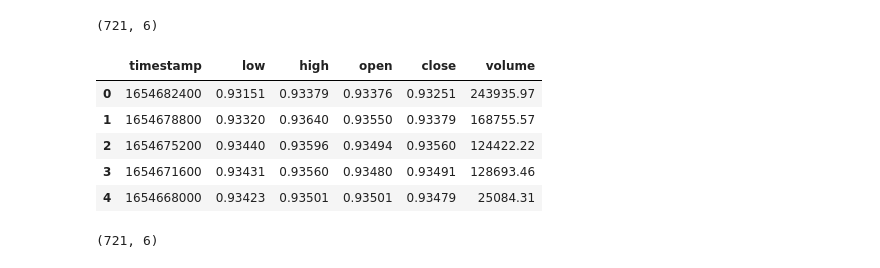
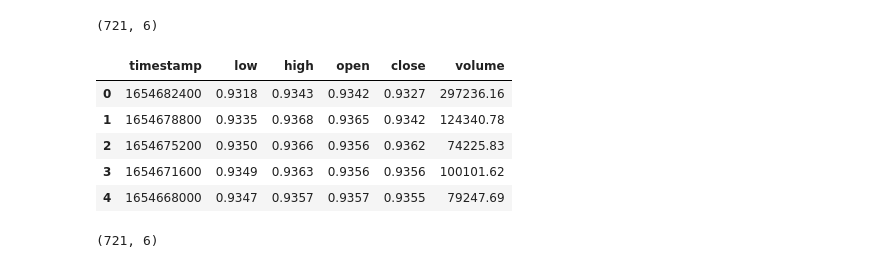
Before and after one commit to AleksVervol/Balance_Exposure_Window, a Jupyter notebook: notebooks/01_data_ingestion.ipynb, the cells around one changed output. Cells and saved outputs as stored; diff of their text form; code cells hidden in the pictures.

```diff
--- a/notebooks/01_data_ingestion.ipynb
+++ b/notebooks/01_data_ingestion.ipynb
@@ -396,17 +417,17 @@ usdt_celsius_raw.to_csv(
 # %%
 usdc_celsius_raw = get_coinbase_hourly_raw(
     "USDC-EUR",
     "2022-05-29",
     "2022-06-28"
 )
-usdt_celsius_raw.head()
+usdc_celsius_raw.head()
 # %% [output]
 |  | timestamp | low | high | open | close | volume |
-| 0 | 1654682400 | 0.93151 | 0.93379 | 0.93376 | 0.93251 | 243935.97 |
-| 1 | 1654678800 | 0.93320 | 0.93640 | 0.93550 | 0.93379 | 168755.57 |
-| 2 | 1654675200 | 0.93440 | 0.93596 | 0.93494 | 0.93560 | 124422.22 |
-| 3 | 1654671600 | 0.93431 | 0.93560 | 0.93480 | 0.93491 | 128693.46 |
-| 4 | 1654668000 | 0.93423 | 0.93501 | 0.93501 | 0.93479 | 25084.31 |
+| 0 | 1654682400 | 0.9318 | 0.9343 | 0.9342 | 0.9327 | 297236.16 |
+| 1 | 1654678800 | 0.9335 | 0.9368 | 0.9365 | 0.9342 | 124340.78 |
+| 2 | 1654675200 | 0.9350 | 0.9366 | 0.9356 | 0.9362 | 74225.83 |
+| 3 | 1654671600 | 0.9349 | 0.9363 | 0.9356 | 0.9356 | 100101.62 |
+| 4 | 1654668000 | 0.9347 | 0.9357 | 0.9357 | 0.9355 | 79247.69 |
 # %%
 usdc_celsius_raw.shape
 # %% [output]
```
Also changed, not shown: parts of 29 cells of this notebook, 6 other files.
